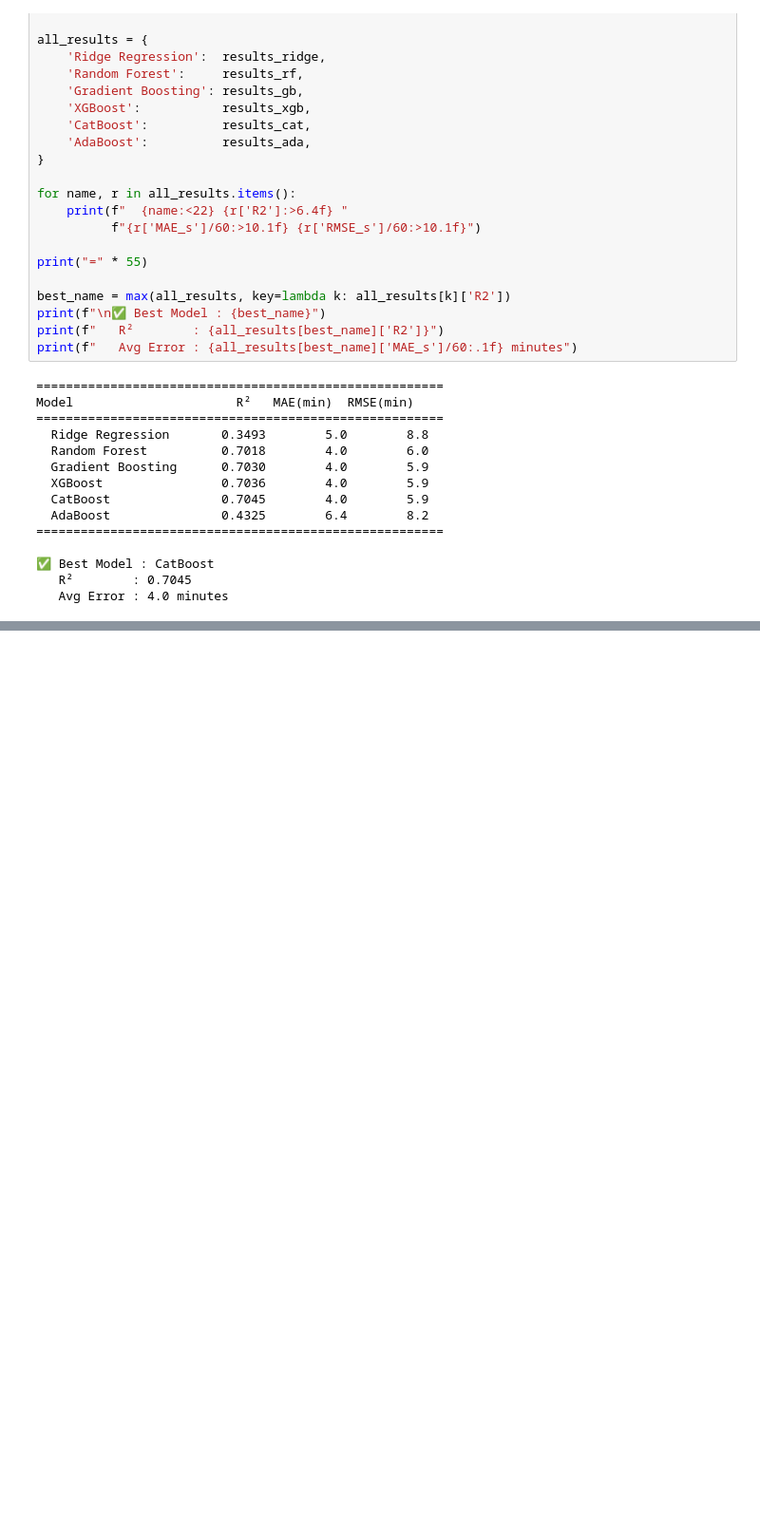
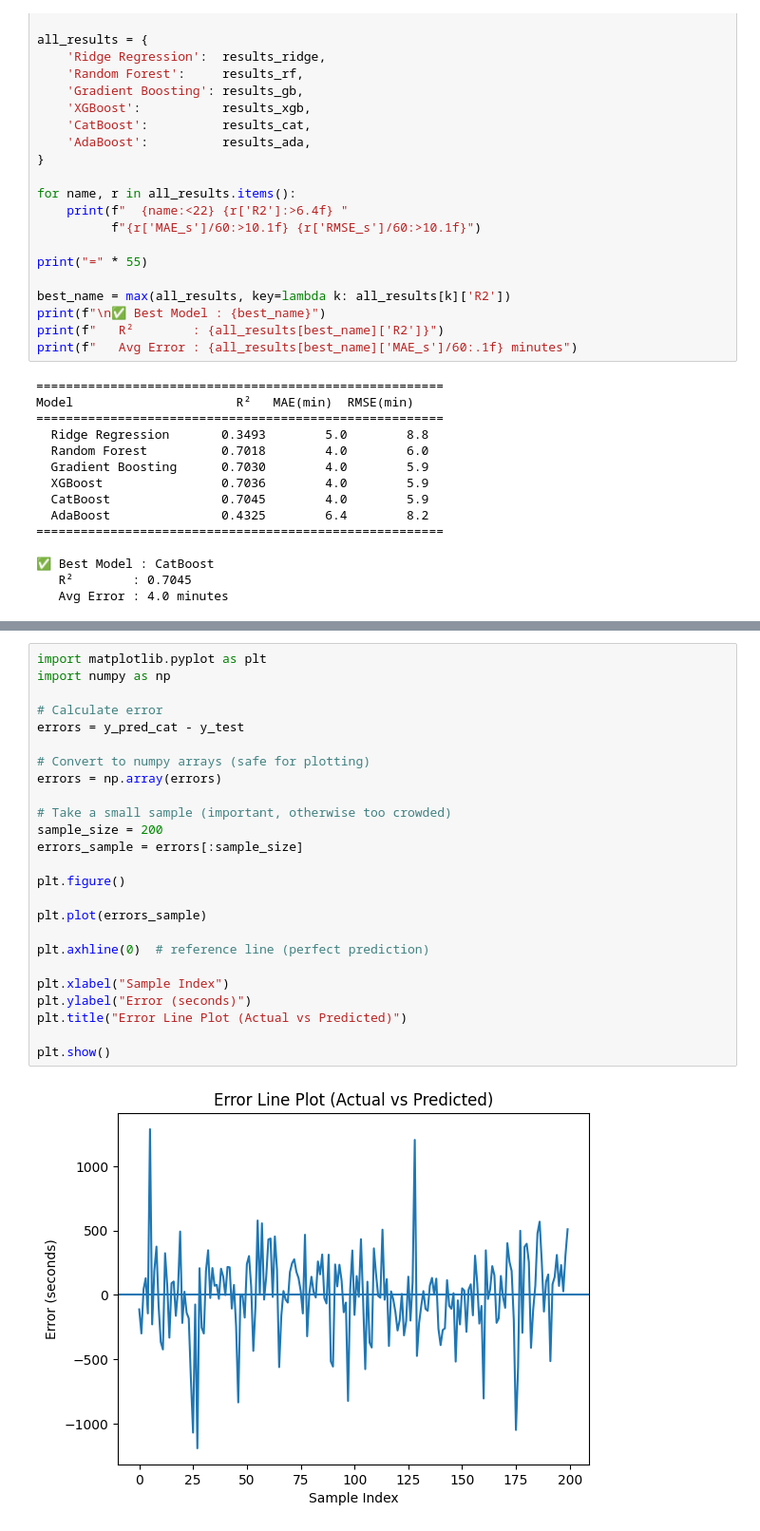
Before and after one commit to Gowri-Rukku/data-science, a Jupyter notebook: NYC/nycproject2.ipynb, the cells around one changed output, grey strips where cells are left out. Shown at 95% size. Cells and saved outputs as stored; diff of their text form; blank space fills up the shorter version.

```diff
--- a/NYC/nycproject2.ipynb
+++ b/NYC/nycproject2.ipynb
@@ -322,0 +366,27 @@ Model                      R²   MAE(min)  RMSE(min)
+# %%
+import matplotlib.pyplot as plt
+import numpy as np
+
+# Calculate error
+errors = y_pred_cat - y_test
+
+# Convert to numpy arrays (safe for plotting)
+errors = np.array(errors)
+
+# Take a small sample (important, otherwise too crowded)
+sample_size = 200
+errors_sample = errors[:sample_size]
+
+plt.figure()
+
+plt.plot(errors_sample)
+
+plt.axhline(0)  # reference line (perfect prediction)
+
+plt.xlabel("Sample Index")
+plt.ylabel("Error (seconds)")
+plt.title("Error Line Plot (Actual vs Predicted)")
+
+plt.show()
+# %% [output]
+[figure, added]
```
Also changed, not shown: parts of 18 cells of this notebook, 2 other files.
